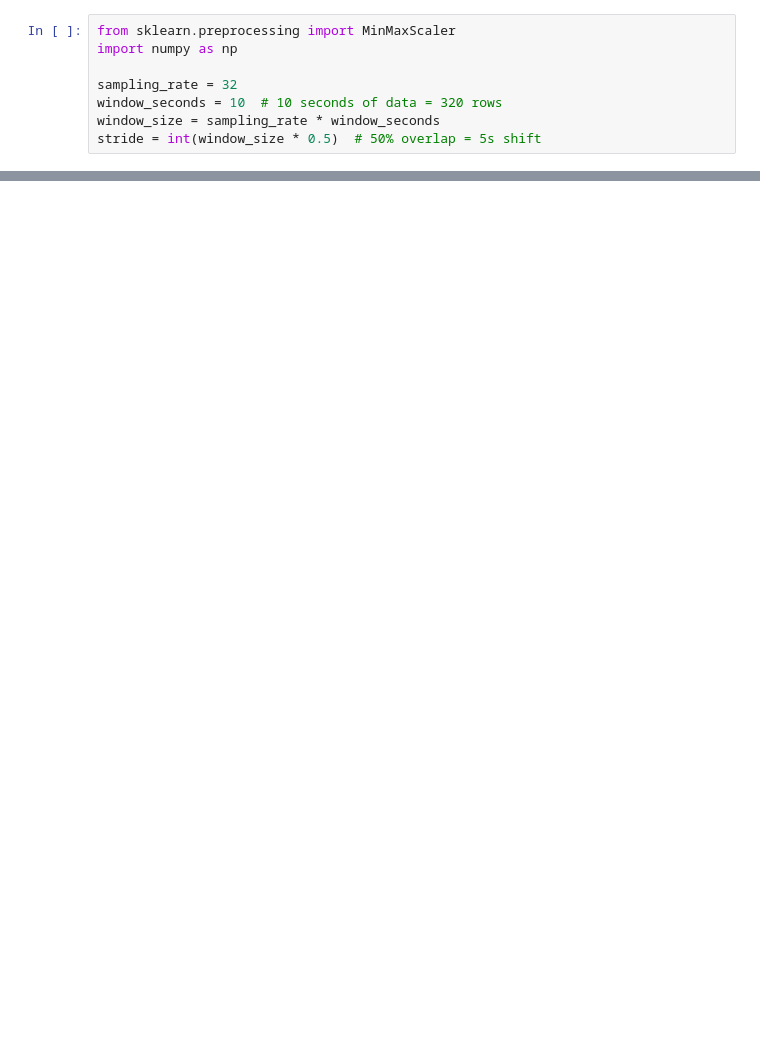
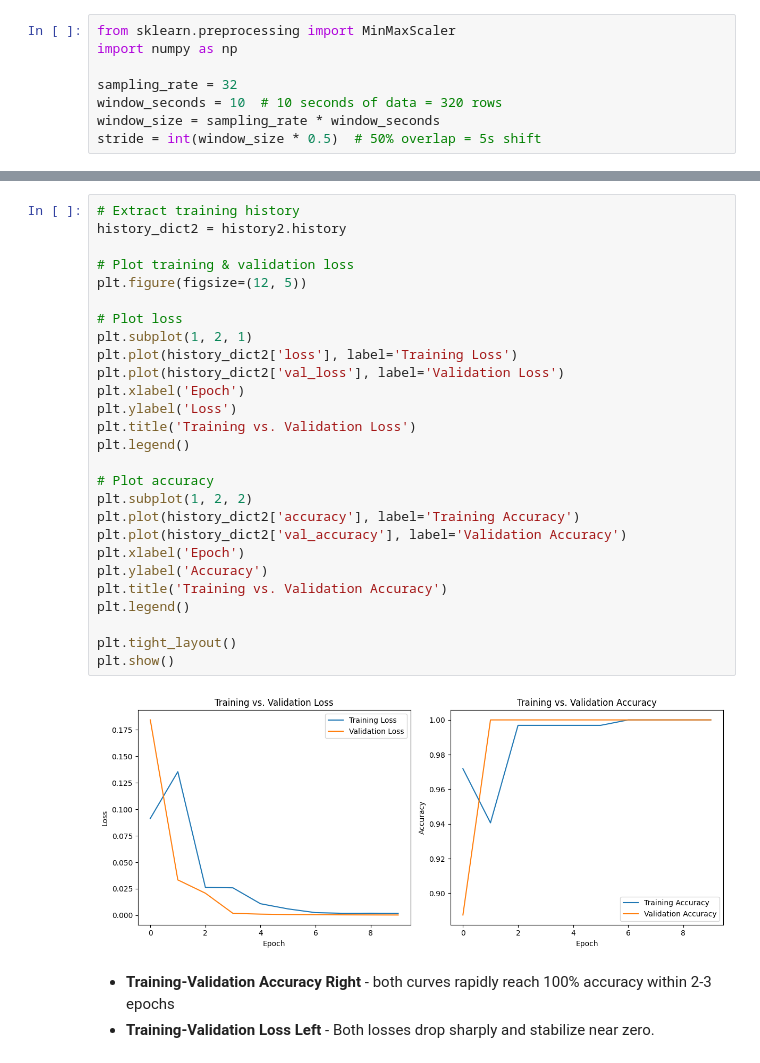
Before and after one commit to Cdennis51/Neurocheck, a Jupyter notebook: notebook/Model Creation.ipynb, the cells around one changed output, grey strips where cells are left out. Cells and saved outputs as stored; diff of their text form; blank space fills up the shorter version.

```diff
--- a/notebook/Model Creation.ipynb
+++ b/notebook/Model Creation.ipynb
@@ -133,0 +272,32 @@ X_norm = np.array([MinMaxScaler().fit_transform(window) for window in X_windows]
+# %%
+# Extract training history
+history_dict2 = history2.history
+
+# Plot training & validation loss
+plt.figure(figsize=(12, 5))
+
+# Plot loss
+plt.subplot(1, 2, 1)
+plt.plot(history_dict2['loss'], label='Training Loss')
+plt.plot(history_dict2['val_loss'], label='Validation Loss')
+plt.xlabel('Epoch')
+plt.ylabel('Loss')
+plt.title('Training vs. Validation Loss')
+plt.legend()
+
+# Plot accuracy
+plt.subplot(1, 2, 2)
+plt.plot(history_dict2['accuracy'], label='Training Accuracy')
+plt.plot(history_dict2['val_accuracy'], label='Validation Accuracy')
+plt.xlabel('Epoch')
+plt.ylabel('Accuracy')
+plt.title('Training vs. Validation Accuracy')
+plt.legend()
+
+plt.tight_layout()
+plt.show()
+# %% [output]
+[figure, added]
+# %% [markdown]
+* **Training-Validation Accuracy Right** - both curves rapidly reach 100% accuracy within 2-3 epochs
+* **Training-Validation Loss Left** - Both losses drop sharply and stabilize near zero.
```
Also changed, not shown: parts of 48 cells of this notebook, 1 other file.
